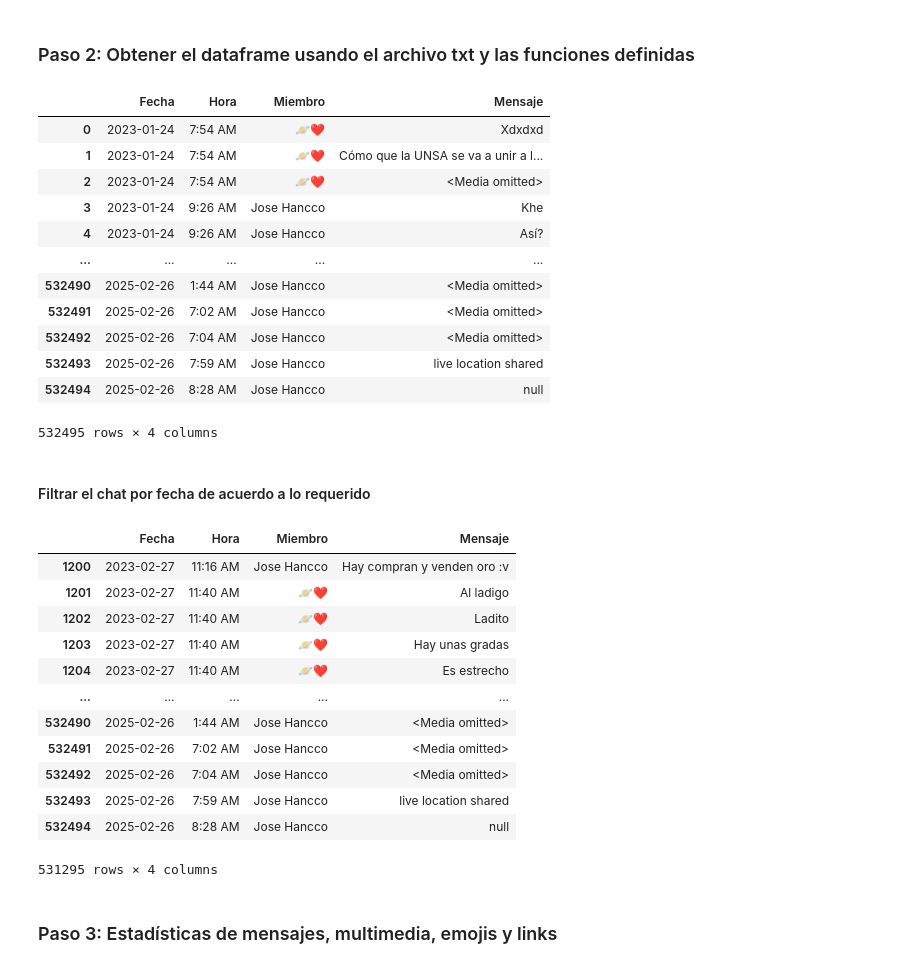
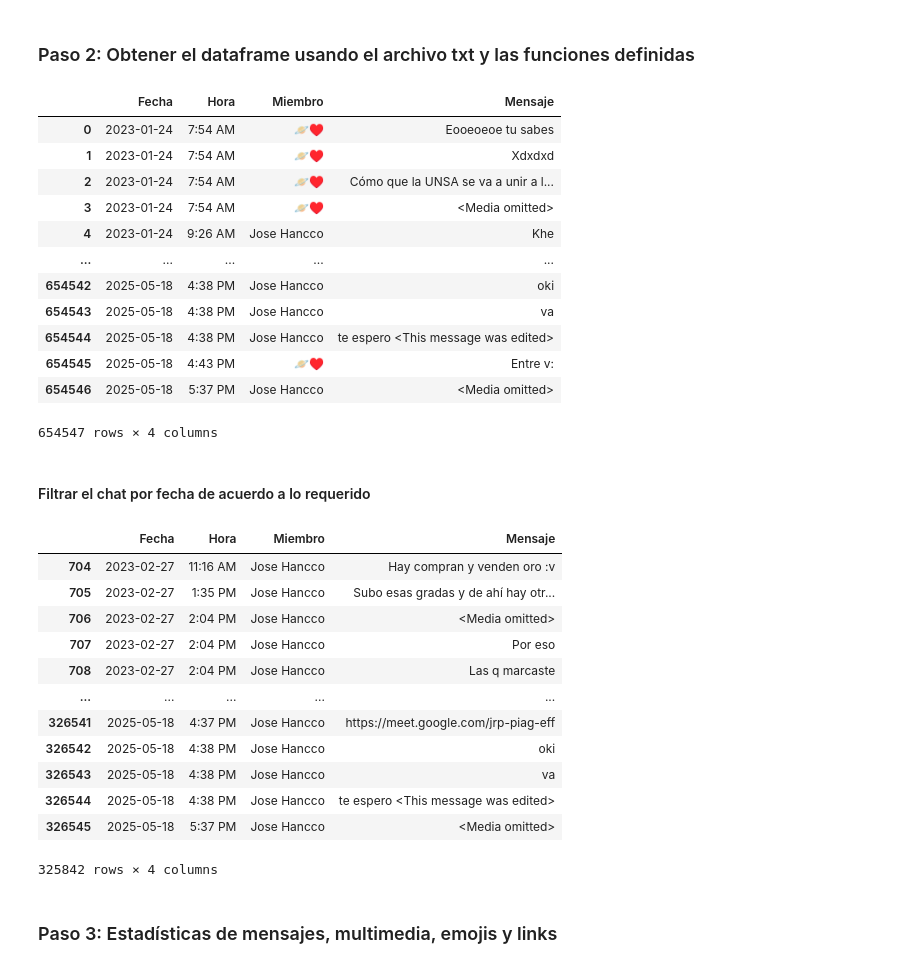
Before and after one commit to Jose4HM/whatsapp-chat-analysis-app, a Jupyter notebook: main.ipynb, the cells around one changed output. Drawn from its saved outputs; the diff is of its cells as text; code cells hidden in the pictures.

Commit message:
update chats

```diff
--- a/main.ipynb
+++ b/main.ipynb
@@ -28,7 +28,7 @@ def IniciaConFechaYHora(s):
 
 # Patrón para encontrar a los miembros del grupo dentro del txt
 def EncontrarMiembro(s):
-    patrones = ['Jose Hancco:','🪐❤️:']
+    patrones = ['Jose Hancco:','🪐♥️:']
 
     patron = '^' + '|'.join(patrones)
     resultado = re.match(patron, s)  # Verificar si cada línea del txt hace match con el patrón de miembro
@@ -56,7 +56,7 @@ def ObtenerPartes(linea):
 ### Paso 2: Obtener el dataframe usando el archivo txt y las funciones definidas
 # %%
 # Leer el archivo txt descargado del chat de WhatsApp
-RutaChat = 'Data/WhatsApp Chat with Ingri.txt'
+RutaChat = 'Data/WhatsApp Chat with 🪐♥️.txt'
 # Lista para almacenar los datos (Fecha, Hora, Miembro, Mensaje) de cada línea del txt
 DatosLista = []
 with open(RutaChat, encoding="utf-8") as fp:
@@ -88,40 +88,40 @@ df
 display(df)
 # %% [output]
 |  | Fecha | Hora | Miembro | Mensaje |
-| 0 | 2023-01-24 | 7:54 AM | 🪐❤️ | Xdxdxd |
-| 1 | 2023-01-24 | 7:54 AM | 🪐❤️ | Cómo que la UNSA se va a unir a l... |
-| 2 | 2023-01-24 | 7:54 AM | 🪐❤️ | <Media omitted> |
-| 3 | 2023-01-24 | 9:26 AM | Jose Hancco | Khe |
-| 4 | 2023-01-24 | 9:26 AM | Jose Hancco | Así? |
+| 0 | 2023-01-24 | 7:54 AM | 🪐♥️ | Eooeoeoe tu sabes |
+| 1 | 2023-01-24 | 7:54 AM | 🪐♥️ | Xdxdxd |
+| 2 | 2023-01-24 | 7:54 AM | 🪐♥️ | Cómo que la UNSA se va a unir a l... |
+| 3 | 2023-01-24 | 7:54 AM | 🪐♥️ | <Media omitted> |
+| 4 | 2023-01-24 | 9:26 AM | Jose Hancco | Khe |
 | ... | ... | ... | ... | ... |
-| 532490 | 2025-02-26 | 1:44 AM | Jose Hancco | <Media omitted> |
-| 532491 | 2025-02-26 | 7:02 AM | Jose Hancco | <Media omitted> |
-| 532492 | 2025-02-26 | 7:04 AM | Jose Hancco | <Media omitted> |
-| 532493 | 2025-02-26 | 7:59 AM | Jose Hancco | live location shared |
-| 532494 | 2025-02-26 | 8:28 AM | Jose Hancco | null |
+| 654542 | 2025-05-18 | 4:38 PM | Jose Hancco | oki |
+| 654543 | 2025-05-18 | 4:38 PM | Jose Hancco | va |
+| 654544 | 2025-05-18 | 4:38 PM | Jose Hancco | te espero <This message was edited> |
+| 654545 | 2025-05-18 | 4:43 PM | 🪐♥️ | Entre v: |
+| 654546 | 2025-05-18 | 5:37 PM | Jose Hancco | <Media omitted> |
-532495 rows × 4 columns
+654547 rows × 4 columns
 # %% [markdown]
 #### Filtrar el chat por fecha de acuerdo a lo requerido
 # %%
 start_date = '2023-02-23'
-end_date = '2025-02-28'
+end_date = '2025-05-18'
 
 df = df[(df['Fecha'] >= start_date) & (df['Fecha'] <= end_date)]
 df
 # %% [output]
 |  | Fecha | Hora | Miembro | Mensaje |
-| 1200 | 2023-02-27 | 11:16 AM | Jose Hancco | Hay compran y venden oro :v |
-| 1201 | 2023-02-27 | 11:40 AM | 🪐❤️ | Al ladigo |
-| 1202 | 2023-02-27 | 11:40 AM | 🪐❤️ | Ladito |
-| 1203 | 2023-02-27 | 11:40 AM | 🪐❤️ | Hay unas gradas |
-| 1204 | 2023-02-27 | 11:40 AM | 🪐❤️ | Es estrecho |
+| 704 | 2023-02-27 | 11:16 AM | Jose Hancco | Hay compran y venden oro :v |
+| 705 | 2023-02-27 | 1:35 PM | Jose Hancco | Subo esas gradas y de ahí hay otr... |
+| 706 | 2023-02-27 | 2:04 PM | Jose Hancco | <Media omitted> |
+| 707 | 2023-02-27 | 2:04 PM | Jose Hancco | Por eso |
+| 708 | 2023-02-27 | 2:04 PM | Jose Hancco | Las q marcaste |
 | ... | ... | ... | ... | ... |
-| 532490 | 2025-02-26 | 1:44 AM | Jose Hancco | <Media omitted> |
-| 532491 | 2025-02-26 | 7:02 AM | Jose Hancco | <Media omitted> |
-| 532492 | 2025-02-26 | 7:04 AM | Jose Hancco | <Media omitted> |
-| 532493 | 2025-02-26 | 7:59 AM | Jose Hancco | live location shared |
-| 532494 | 2025-02-26 | 8:28 AM | Jose Hancco | null |
+| 326541 | 2025-05-18 | 4:37 PM | Jose Hancco | https://meet.google.com/jrp-piag-eff |
+| 326542 | 2025-05-18 | 4:38 PM | Jose Hancco | oki |
+| 326543 | 2025-05-18 | 4:38 PM | Jose Hancco | va |
+| 326544 | 2025-05-18 | 4:38 PM | Jose Hancco | te espero <This message was edited> |
+| 326545 | 2025-05-18 | 5:37 PM | Jose Hancco | <Media omitted> |
-531295 rows × 4 columns
+325842 rows × 4 columns
 # %% [markdown]
 ### Paso 3: Estadísticas de mensajes, multimedia, emojis y links
 # %% [markdown]
```
Also changed, not shown: parts of 9 cells of this notebook, 1 other file.
